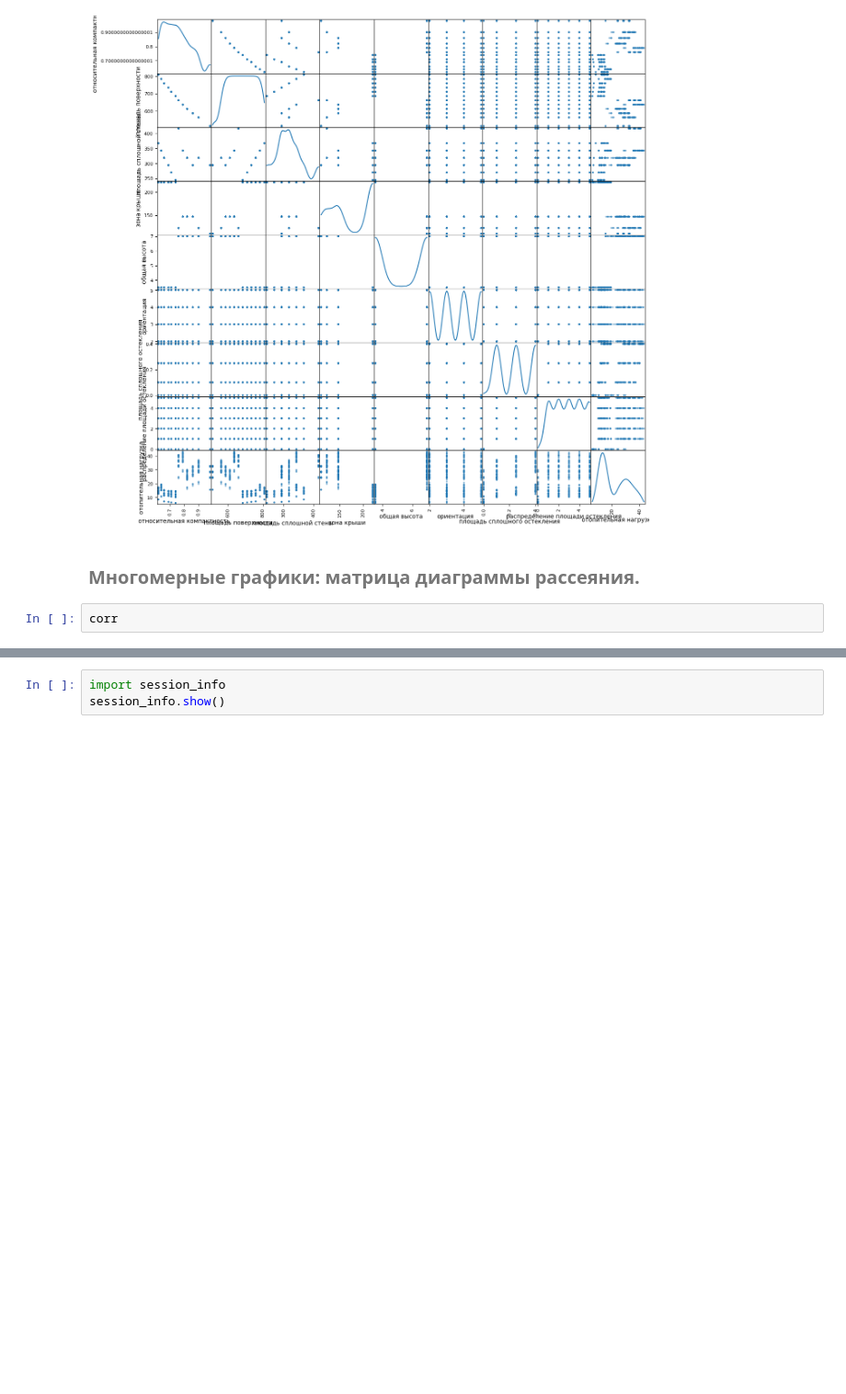
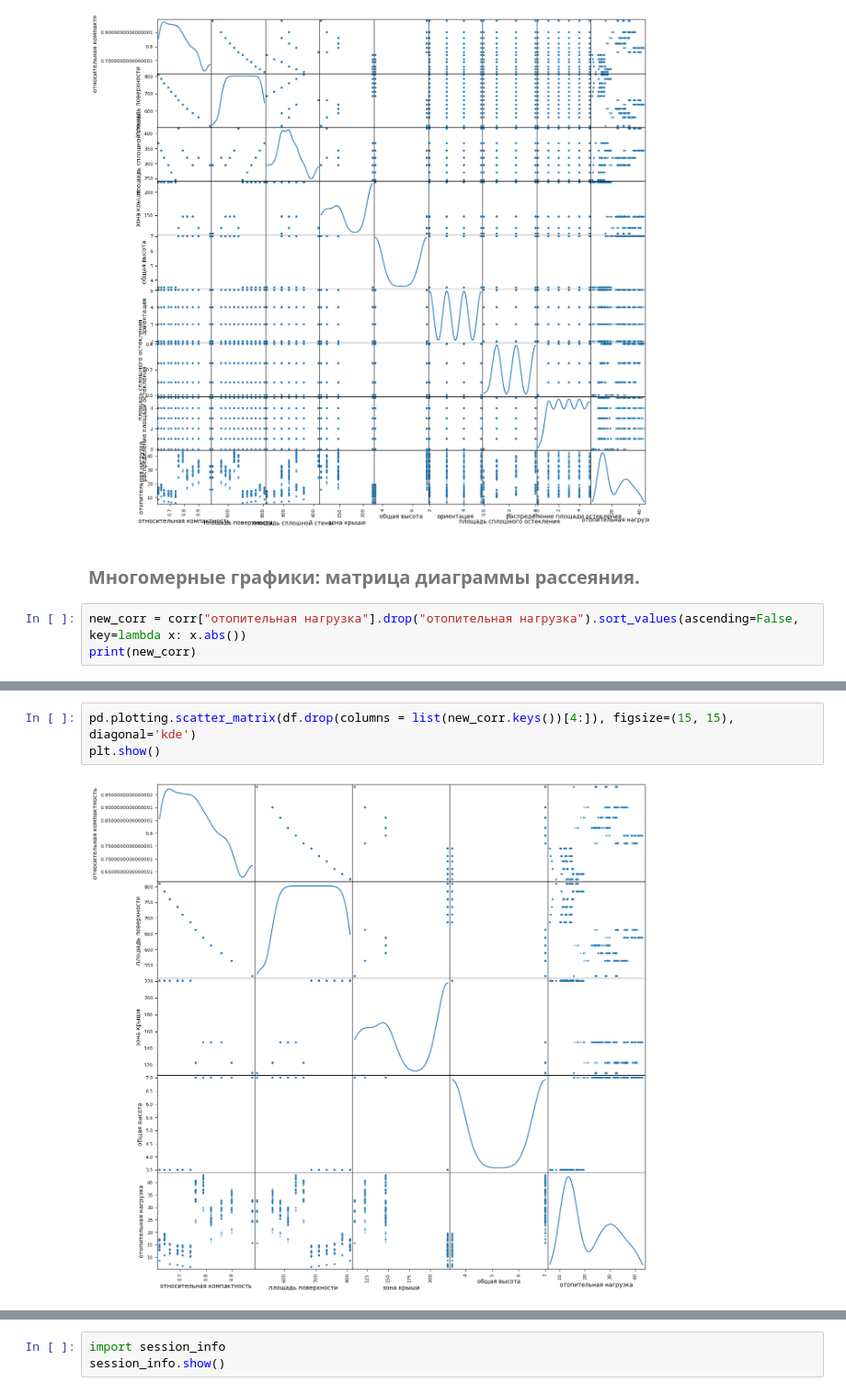
Before and after one commit to nikoloskorzun/Intelligent_analysis_and_data_processing, a Jupyter notebook: Intelligent analysis and data processing/lab1/lab1.ipynb, the cells around one changed output, grey strips where cells are left out. Shown at 92% size. Cells and saved outputs as stored; diff of their text form; blank space fills up the shorter version.

```diff
--- a/Intelligent analysis and data processing/lab1/lab1.ipynb
+++ b/Intelligent analysis and data processing/lab1/lab1.ipynb
@@ -216,5 +216,6 @@ else:
 # %% [markdown]
 <h6 style="text-align: left; font-size: 20px;">Многомерные графики: матрица диаграммы рассеяния.</h6>
 # %%
-corr
+new_corr = corr["отопительная нагрузка"].drop("отопительная нагрузка").sort_values(ascending=False, key=lambda x: x.abs())
+print(new_corr)
 # %% [output]
@@ -230,0 +231,5 @@ corr
+# %%
+pd.plotting.scatter_matrix(df.drop(columns = list(new_corr.keys())[4:]), figsize=(15, 15), diagonal='kde')
+plt.show()
+# %% [output]
+[figure, added]
```
Also changed, not shown: parts of 2 cells of this notebook.
